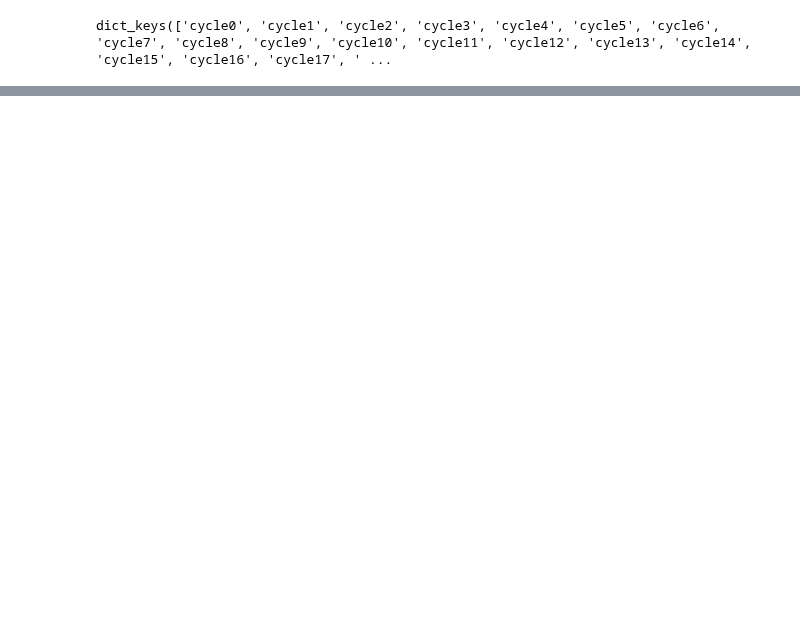
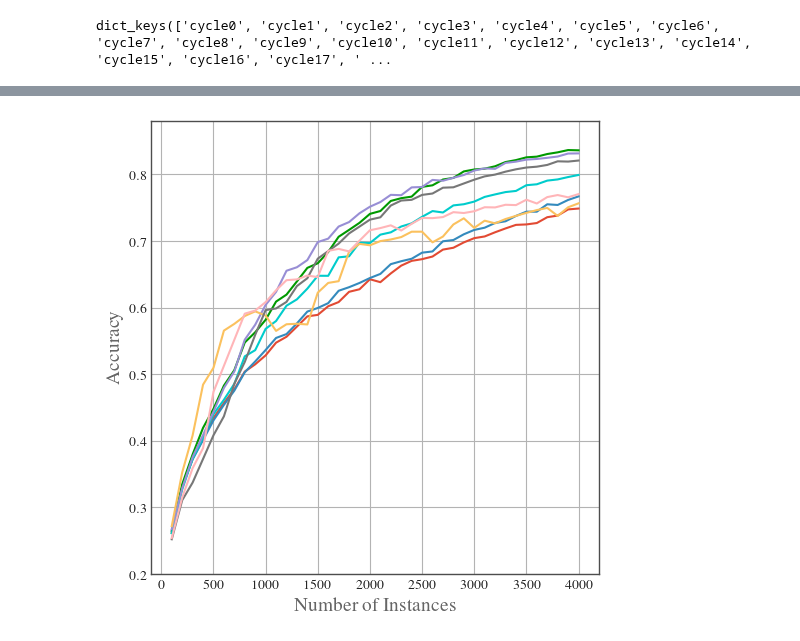
Before and after one commit to dhuseljic/dal-toolbox, a Jupyter notebook: experiments/hyperparameters/notebooks/graphical_abstract.ipynb, the cells around one changed output, grey strips where cells are left out. Drawn from its saved outputs; the diff is of its cells as text; code cells hidden in the pictures; blank space fills up the shorter version.

Commit message:
updates plotting

```diff
--- a/experiments/hyperparameters/notebooks/graphical_abstract.ipynb
+++ b/experiments/hyperparameters/notebooks/graphical_abstract.ipynb
@@ -70,6 +70,6 @@ dict_keys(['cycle0', 'cycle1', 'cycle2', 'cycle3', 'cycle4', 'cycle5', 'cycle6',
 # %%
 
-root_path = Path('/mnt/work/deep_al/results/hyperparameters/graphical_abstract')
+root_path = Path('/mnt/work/deep_al/results/hyperparameters/experiments/CIFAR10')
 experiments = {
     'lr=0.001 wd=0.0005': root_path / 'random' / 'lr0.001_wd0.0005',
     'lr=0.001 wd=0.005': root_path / 'random' / 'lr0.001_wd0.005',
@@ -95,4 +95,4 @@ for exp_name in experiments:
         for cycle in seed_results:
             seed_accuracies.append(seed_results[cycle]['test_stats']['accuracy'])
         accuracies.append(seed_accuracies)
-    learning_curves_random[exp_name] = np.mean(accuracies, axis=0)
+    learning_curves_random[exp_name] = {'acc_mean': np.mean(accuracies, axis=0), 'acc_std': np.std(accuracies, axis=0)}
@@ -98,0 +150,11 @@ for exp_name in experiments:
+# %%
+learning_curves_coreset = {}
+
+for exp_name in experiments:
+    accuracies = []
+    for seed_results in all_results[exp_name]:
+        seed_accuracies = []
+        for cycle in seed_results:
+            seed_accuracies.append(seed_results[cycle]['test_stats']['accuracy'])
+        accuracies.append(seed_accuracies)
+    learning_curves_coreset[exp_name] = {'acc_mean': np.mean(accuracies, axis=0), 'acc_std': np.std(accuracies, axis=0)}
@@ -122,4 +186,4 @@ for exp_name in experiments:
         for cycle in seed_results:
             seed_accuracies.append(seed_results[cycle]['test_stats']['accuracy'])
         accuracies.append(seed_accuracies)
-    learning_curves_badge[exp_name] = np.mean(accuracies, axis=0)
+    learning_curves_badge[exp_name] = {'acc_mean': np.mean(accuracies, axis=0), 'acc_std': np.std(accuracies, axis=0)}
@@ -160,0 +192,66 @@ plt.show()
+# %%
+fontdict = dict(fontsize=14)
+ylim = (0.2, 0.88)
+fig = plt.figure()
+plt.figure(figsize=(5, 5))
+for name, curve_dict in learning_curves_random.items():
+    curve = curve_dict['acc_mean']
+    plt.plot(np.arange(100, 100*len(curve)+1, 100), curve, label=name)
+plt.tight_layout()
+plt.ylim(ylim)
+plt.xlabel('Number of Instances', fontdict=fontdict)
+plt.ylabel('Accuracy', fontdict=fontdict)
+plt.savefig('plots/graphical_abstract_random.pdf', bbox_inches='tight', pad_inches=0)
+plt.show()
+
+ylim = (0.2, 0.88)
+fig = plt.figure()
+plt.figure(figsize=(5, 5))
+for name, curve_dict in learning_curves_entropy.items():
+    curve = curve_dict['acc_mean']
+    plt.plot(np.arange(100, 100*len(curve)+1, 100), curve, label=name)
+plt.tight_layout()
+plt.ylim(ylim)
+plt.xlabel('Number of Instances', fontdict=fontdict)
+plt.ylabel('Accuracy', fontdict=fontdict)
+plt.savefig('plots/graphical_abstract_entropy.pdf', bbox_inches='tight', pad_inches=0)
+plt.show()
+
+ylim = (0.2, 0.88)
+fig = plt.figure()
+plt.figure(figsize=(5, 5))
+for name, curve_dict in learning_curves_coreset.items():
+    curve = curve_dict['acc_mean']
+    plt.plot(np.arange(100, 100*len(curve)+1, 100), curve, label=name)
+plt.tight_layout()
+plt.ylim(ylim)
+plt.xlabel('Number of Instances', fontdict=fontdict)
+plt.ylabel('Accuracy', fontdict=fontdict)
+plt.savefig('plots/graphical_abstract_coreset.pdf', bbox_inches='tight', pad_inches=0)
+plt.show()
+
+plt.figure(figsize=(5, 5))
+for name, curve_dict in learning_curves_badge.items():
+    curve = curve_dict['acc_mean']
+    plt.plot(np.arange(100, 100*len(curve)+1, 100), curve, label=name)
+
+title_fontdict = dict(fontsize=18)
+fontdict = dict(fontsize=14)
+plt.tight_layout()
+plt.ylim(ylim)
+plt.xlabel('Number of Instances', fontdict=fontdict)
+plt.ylabel('Accuracy', fontdict=fontdict)
+plt.savefig('plots/graphical_abstract_badge.pdf', bbox_inches='tight', pad_inches=0)
+plt.show()
+
+fig = plt.figure()
+for name, curve_dict in learning_curves_badge.items():
+    curve = curve_dict['acc_mean']
+    plt.plot(np.arange(100, 100*len(curve)+1, 100), curve, label=name)
+plt.gca().set_visible(False)
+fig.legend(loc='upper left', bbox_to_anchor = (0, .1, 1, 1), ncol=4,  prop=dict(size=14))
+plt.tight_layout()
+plt.savefig('plots/legend_graphical_abstract.pdf', bbox_inches='tight', pad_inches=0)
+plt.legend()
+plt.show()
+# %% [output]
@@ -160,0 +259 @@ plt.show()
+[figure, added]
```
Also changed, not shown: parts of 14 cells of this notebook.
